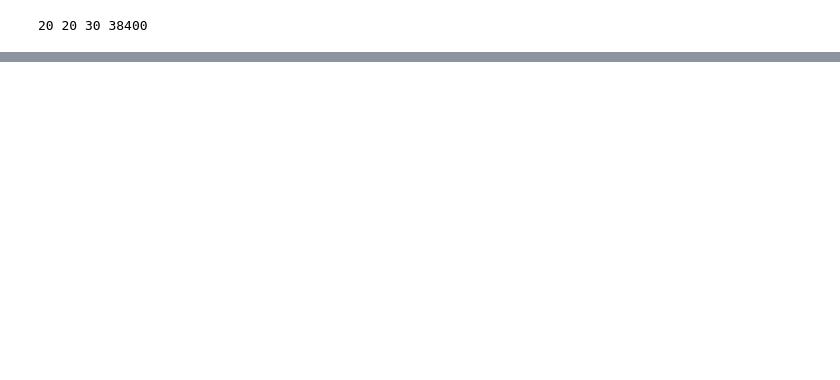
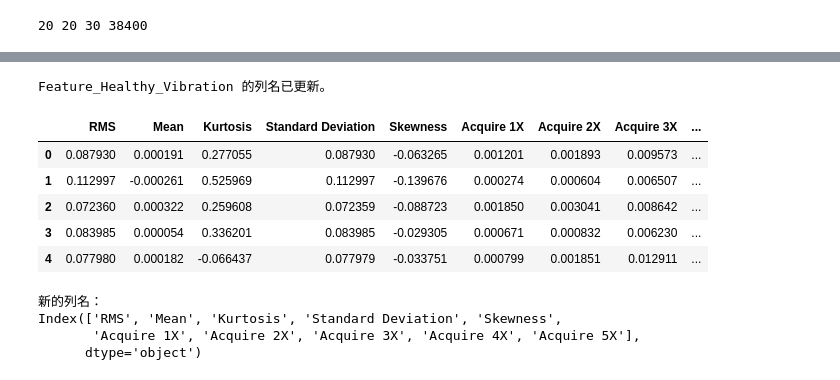
Before and after one commit to sula316/ML_Exercise1_Rotary_machine, a Jupyter notebook: ML_Exercise1_Rotary_machine_Step1_Data_Preprocessing.ipynb, the cells around one changed output, grey strips where cells are left out. Drawn from its saved outputs; the diff is of its cells as text; code cells hidden in the pictures; blank space fills up the shorter version.

```diff
--- a/ML_Exercise1_Rotary_machine_Step1_Data_Preprocessing.ipynb
+++ b/ML_Exercise1_Rotary_machine_Step1_Data_Preprocessing.ipynb
@@ -638,0 +847,42 @@ print(len1,len2,len3,rawdata)
+# %%
+import pandas as pd
+import os
+
+# 定义保存清理后数据文件的目录
+save_directory_cleaned_data = '/content/drive/MyDrive/ML_Exercise1_Rotary_machine/data/Clean_data'
+output_path_features = os.path.join(save_directory_cleaned_data, 'Feature_Healthy_Vibration.csv')
+
+# 从 CSV 文件加载 Feature_healthy_vibration
+Feature_Healthy_Vibration = pd.read_csv(output_path_features)
+
+# 定义新的欄名
+new_column_names = [
+    'RMS', 'Mean', 'Kurtosis', 'Standard Deviation', 'Skewness',
+    'Acquire 1X', 'Acquire 2X', 'Acquire 3X', 'Acquire 4X', 'Acquire 5X'
+]
+
+# 重新命名 DataFrame 的欄
+Feature_Healthy_Vibration.columns = new_column_names
+
+print("Feature_Healthy_Vibration 的欄名已更新。")
+
+# 显示更新后的 DataFrame 的前几列和欄名
+display(Feature_Healthy_Vibration.head())
+print("新的欄名：")
+print(Feature_Healthy_Vibration.columns)
+
+# 如果需要，可以将更新后的 DataFrame 保存回 CSV
+# Feature_Healthy_Vibration_df.to_csv(output_path_features, index=False)
+# print(f"更新后的 'Feature_Healthy_Vibration' 已保存到: {output_path_features}")
+# %% [output]
+Feature_Healthy_Vibration 的列名已更新。
+|  | RMS | Mean | Kurtosis | Standard Deviation | Skewness | Acquire 1X | Acquire 2X | Acquire 3X | ... |
+| 0 | 0.087930 | 0.000191 | 0.277055 | 0.087930 | -0.063265 | 0.001201 | 0.001893 | 0.009573 | ... |
+| 1 | 0.112997 | -0.000261 | 0.525969 | 0.112997 | -0.139676 | 0.000274 | 0.000604 | 0.006507 | ... |
+| 2 | 0.072360 | 0.000322 | 0.259608 | 0.072359 | -0.088723 | 0.001850 | 0.003041 | 0.008642 | ... |
+| 3 | 0.083985 | 0.000054 | 0.336201 | 0.083985 | -0.029305 | 0.000671 | 0.000832 | 0.006230 | ... |
+| 4 | 0.077980 | 0.000182 | -0.066437 | 0.077979 | -0.033751 | 0.000799 | 0.001851 | 0.012911 | ... |
+新的列名：
+Index(['RMS', 'Mean', 'Kurtosis', 'Standard Deviation', 'Skewness',
+       'Acquire 1X', 'Acquire 2X', 'Acquire 3X', 'Acquire 4X', 'Acquire 5X'],
+      dtype='object')
```
Also changed, not shown: parts of 18 cells of this notebook.
